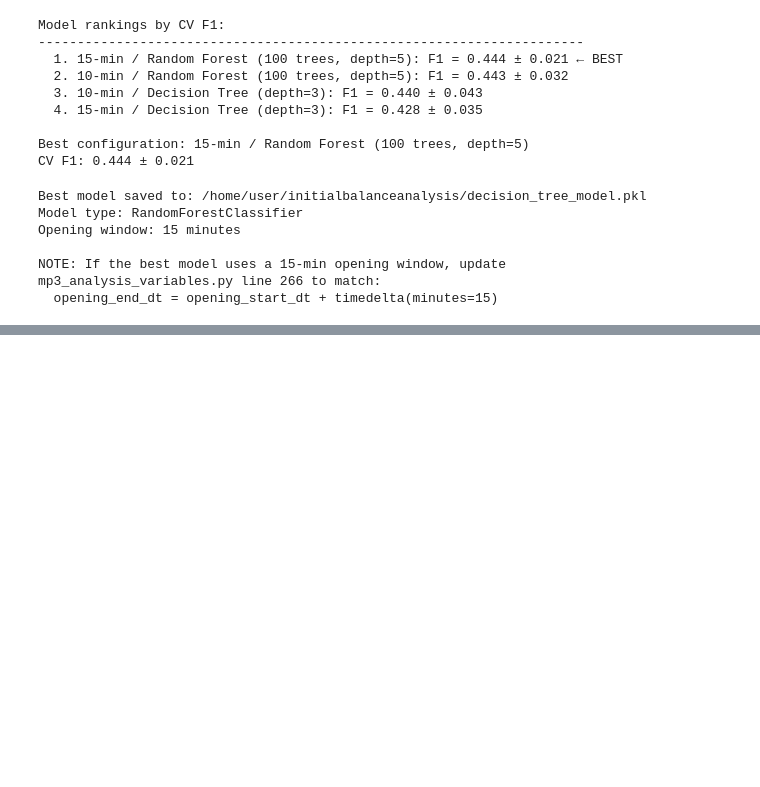
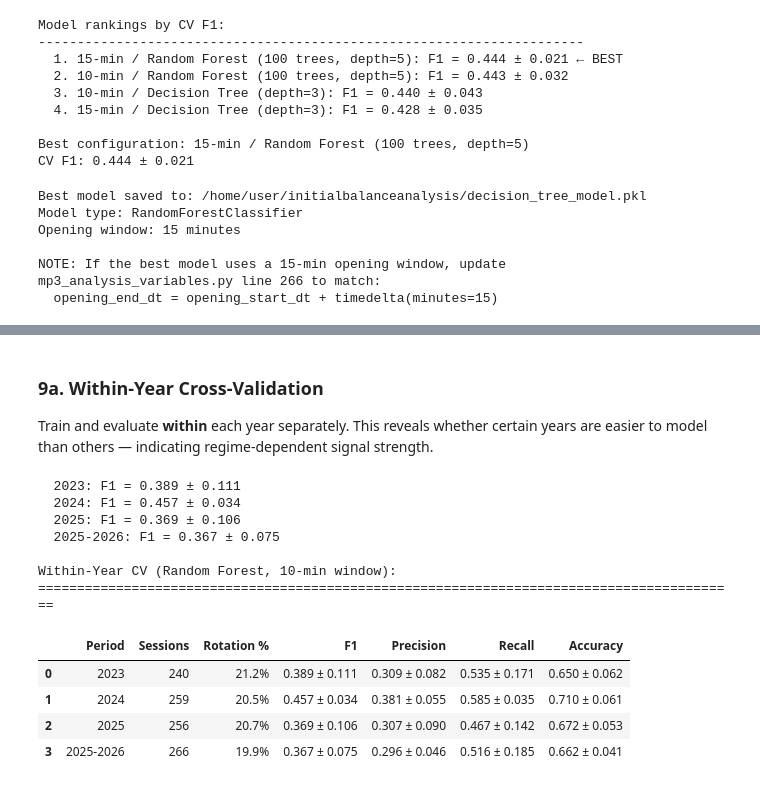
Before and after one commit to k4mik4zekyo-afk/initialbalanceanalysis, a Jupyter notebook: rotation_prediction_pipeline.ipynb, the cells around one changed output, grey strips where cells are left out. Saved outputs shown, nothing was run; the diff lists cells and outputs as text; code cells hidden in the pictures; blank space fills up the shorter version.

```diff
--- a/rotation_prediction_pipeline.ipynb
+++ b/rotation_prediction_pipeline.ipynb
@@ -512,0 +545,53 @@ This pipeline tested 4 configurations:
+# %% [markdown]
+### 9a. Within-Year Cross-Validation
+
+Train and evaluate **within** each year separately. This reveals whether certain years are easier to model than others — indicating regime-dependent signal strength.
+# %%
+# Within-year CV for each period using Random Forest (best overall model type)
+rf_template = RandomForestClassifier(n_estimators=100, max_depth=5, random_state=42)
+
+within_year_rows = []
+for label, mask in year_periods.items():
+    subset = diag_df[mask]
+    X_yr = subset[FEATURE_COLS]
+    y_yr = subset["rotation"]
+
+    if y_yr.sum() < 5 or (len(y_yr) - y_yr.sum()) < 5:
+        print(f"  {label}: Too few samples for CV, skipping")
+        continue
+
+    n_splits = min(5, int(y_yr.sum()))  # ensure enough positives per fold
+    if n_splits < 2:
+        print(f"  {label}: Not enough positive samples for stratified CV")
+        continue
+
+    res = run_cross_validation(X_yr, y_yr, rf_template, "RF", n_splits=n_splits)
+    row = {
+        "Period": label,
+        "Sessions": len(y_yr),
+        "Rotation %": f"{y_yr.mean()*100:.1f}%",
+        "F1": f"{res['test_f1'].mean():.3f} ± {res['test_f1'].std():.3f}",
+        "Precision": f"{res['test_precision'].mean():.3f} ± {res['test_precision'].std():.3f}",
+        "Recall": f"{res['test_recall'].mean():.3f} ± {res['test_recall'].std():.3f}",
+        "Accuracy": f"{res['test_accuracy'].mean():.3f} ± {res['test_accuracy'].std():.3f}",
+    }
+    within_year_rows.append(row)
+    print(f"  {label}: F1 = {res['test_f1'].mean():.3f} ± {res['test_f1'].std():.3f}")
+
+within_year_table = pd.DataFrame(within_year_rows)
+print("\nWithin-Year CV (Random Forest, 10-min window):")
+print("=" * 90)
+display(within_year_table)
+# %% [output]
+  2023: F1 = 0.389 ± 0.111
+  2024: F1 = 0.457 ± 0.034
+  2025: F1 = 0.369 ± 0.106
+  2025-2026: F1 = 0.367 ± 0.075
+
+Within-Year CV (Random Forest, 10-min window):
+==========================================================================================
+|  | Period | Sessions | Rotation % | F1 | Precision | Recall | Accuracy |
+| 0 | 2023 | 240 | 21.2% | 0.389 ± 0.111 | 0.309 ± 0.082 | 0.535 ± 0.171 | 0.650 ± 0.062 |
+| 1 | 2024 | 259 | 20.5% | 0.457 ± 0.034 | 0.381 ± 0.055 | 0.585 ± 0.035 | 0.710 ± 0.061 |
+| 2 | 2025 | 256 | 20.7% | 0.369 ± 0.106 | 0.307 ± 0.090 | 0.467 ± 0.142 | 0.672 ± 0.053 |
+| 3 | 2025-2026 | 266 | 19.9% | 0.367 ± 0.075 | 0.296 ± 0.046 | 0.516 ± 0.185 | 0.662 ± 0.041 |
```
Also changed, not shown: parts of 8 cells of this notebook.
